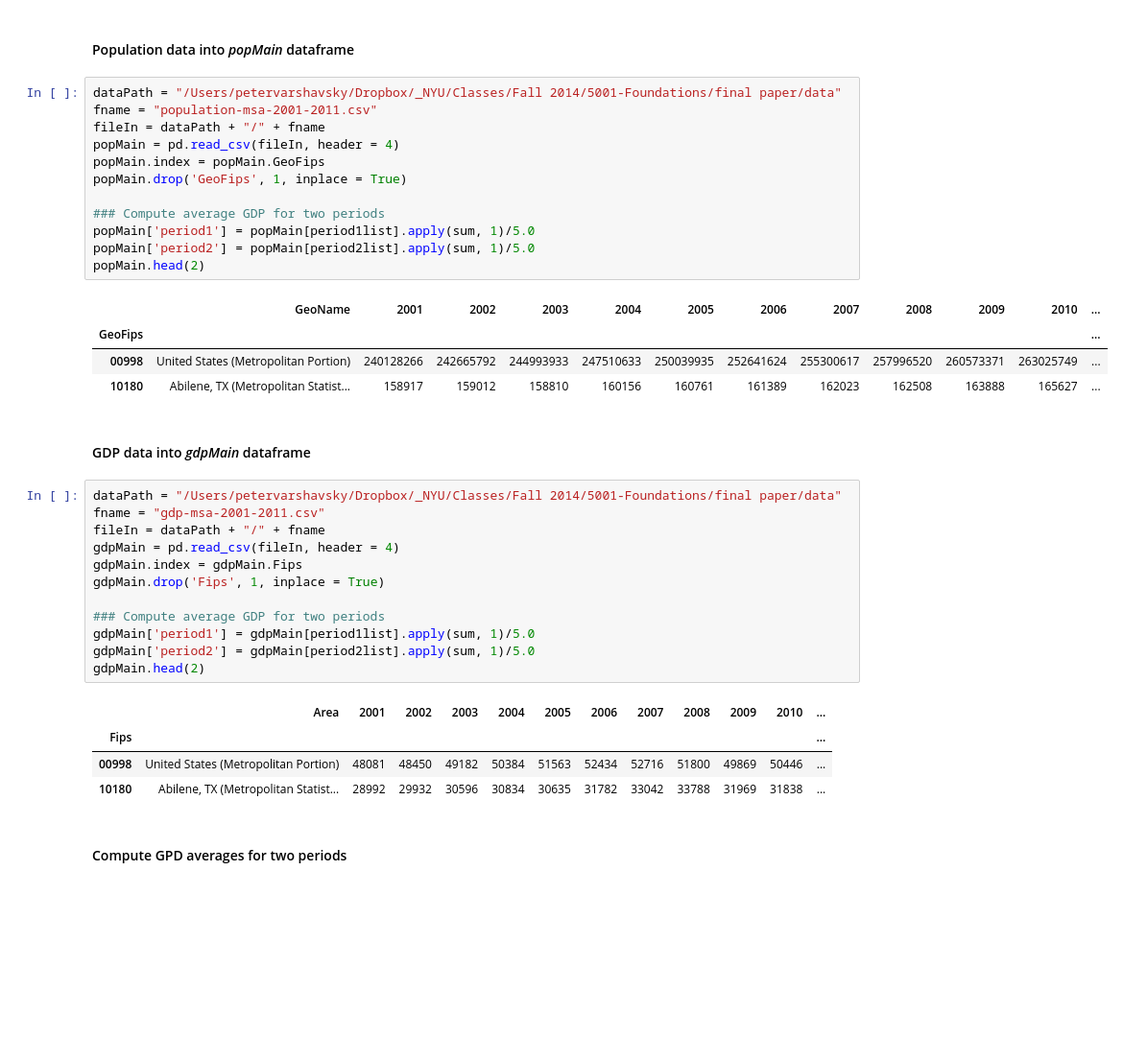
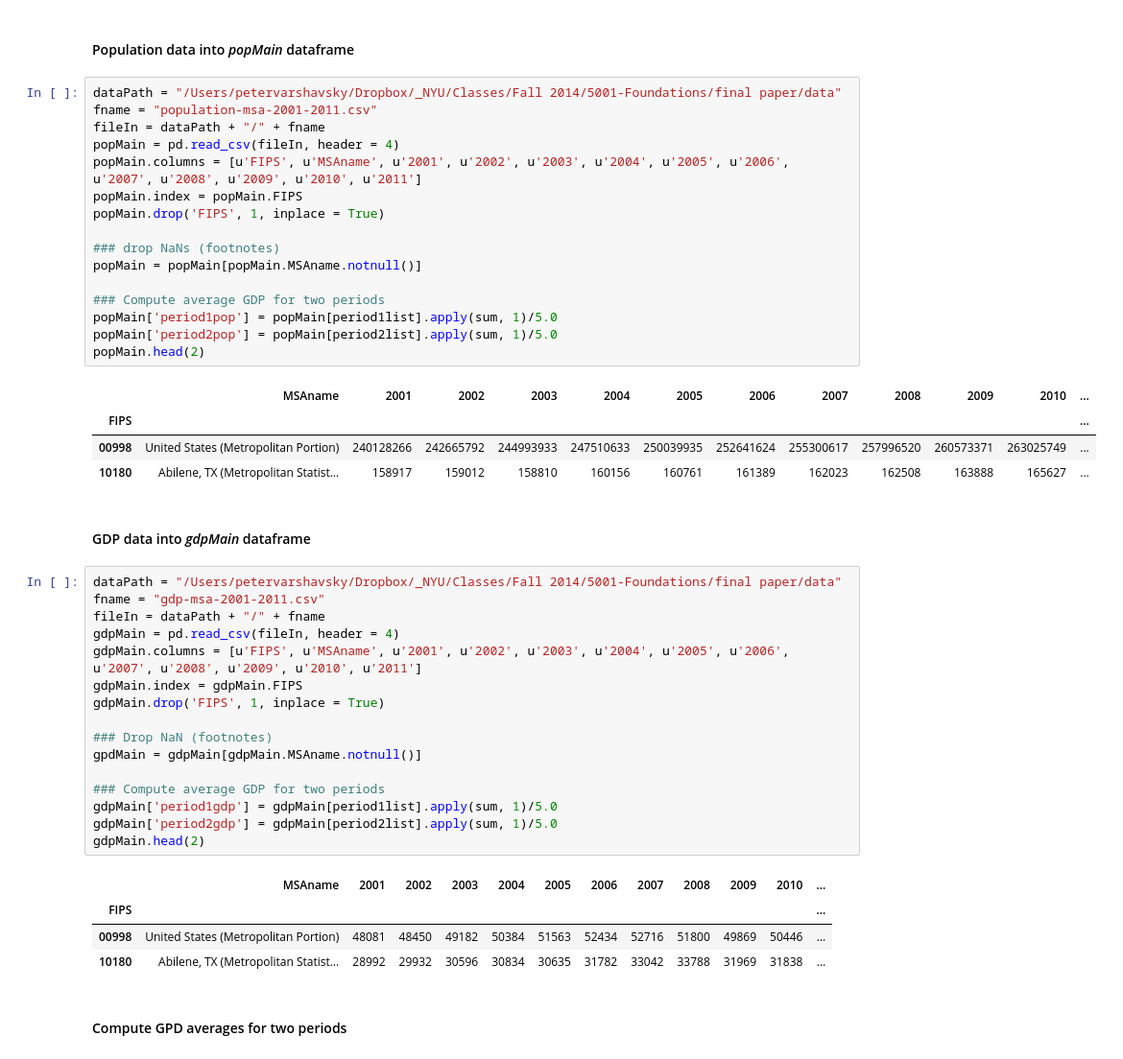
Before and after one commit to pvarsh/various-bits, a Jupyter notebook: foundations-final/final_assignment.ipynb, the cells around one changed output. Shown: that part at 96% size. Drawn from its saved outputs; the diff is of its cells as text; blank space fills up the shorter version.

```diff
--- a/foundations-final/final_assignment.ipynb
+++ b/foundations-final/final_assignment.ipynb
@@ -18,18 +21,22 @@ period2list = ['2007', '2008', '2009', '2010', '2011']
 # %%
 dataPath = "/Users/petervarshavsky/Dropbox/_NYU/Classes/Fall 2014/5001-Foundations/final paper/data"
 fname = "population-msa-2001-2011.csv"
 fileIn = dataPath + "/" + fname
 popMain = pd.read_csv(fileIn, header = 4)
-popMain.index = popMain.GeoFips
-popMain.drop('GeoFips', 1, inplace = True)
+popMain.columns = [u'FIPS', u'MSAname', u'2001', u'2002', u'2003', u'2004', u'2005', u'2006', u'2007', u'2008', u'2009', u'2010', u'2011']
+popMain.index = popMain.FIPS
+popMain.drop('FIPS', 1, inplace = True)
+
+### drop NaNs (footnotes)
+popMain = popMain[popMain.MSAname.notnull()]
 
 ### Compute average GDP for two periods
-popMain['period1'] = popMain[period1list].apply(sum, 1)/5.0
-popMain['period2'] = popMain[period2list].apply(sum, 1)/5.0
+popMain['period1pop'] = popMain[period1list].apply(sum, 1)/5.0
+popMain['period2pop'] = popMain[period2list].apply(sum, 1)/5.0
 popMain.head(2)
 # %% [output]
-|  | GeoName | 2001 | 2002 | 2003 | 2004 | 2005 | 2006 | 2007 | 2008 | 2009 | 2010 | ... |
-| GeoFips |  |  |  |  |  |  |  |  |  |  |  | ... |
+|  | MSAname | 2001 | 2002 | 2003 | 2004 | 2005 | 2006 | 2007 | 2008 | 2009 | 2010 | ... |
+| FIPS |  |  |  |  |  |  |  |  |  |  |  | ... |
 | 00998 | United States (Metropolitan Portion) | 240128266 | 242665792 | 244993933 | 247510633 | 250039935 | 252641624 | 255300617 | 257996520 | 260573371 | 263025749 | ... |
 | 10180 | Abilene, TX (Metropolitan Statist... | 158917 | 159012 | 158810 | 160156 | 160761 | 161389 | 162023 | 162508 | 163888 | 165627 | ... |
 # %% [markdown]
@@ -39,16 +46,20 @@ dataPath = "/Users/petervarshavsky/Dropbox/_NYU/Classes/Fall 2014/5001-Foundatio
 fname = "gdp-msa-2001-2011.csv"
 fileIn = dataPath + "/" + fname
 gdpMain = pd.read_csv(fileIn, header = 4)
-gdpMain.index = gdpMain.Fips
-gdpMain.drop('Fips', 1, inplace = True)
+gdpMain.columns = [u'FIPS', u'MSAname', u'2001', u'2002', u'2003', u'2004', u'2005', u'2006', u'2007', u'2008', u'2009', u'2010', u'2011']
+gdpMain.index = gdpMain.FIPS
+gdpMain.drop('FIPS', 1, inplace = True)
+
+### Drop NaN (footnotes)
+gpdMain = gdpMain[gdpMain.MSAname.notnull()]
 
 ### Compute average GDP for two periods
-gdpMain['period1'] = gdpMain[period1list].apply(sum, 1)/5.0
-gdpMain['period2'] = gdpMain[period2list].apply(sum, 1)/5.0
+gdpMain['period1gdp'] = gdpMain[period1list].apply(sum, 1)/5.0
+gdpMain['period2gdp'] = gdpMain[period2list].apply(sum, 1)/5.0
 gdpMain.head(2)
 # %% [output]
-|  | Area | 2001 | 2002 | 2003 | 2004 | 2005 | 2006 | 2007 | 2008 | 2009 | 2010 | ... |
-| Fips |  |  |  |  |  |  |  |  |  |  |  | ... |
+|  | MSAname | 2001 | 2002 | 2003 | 2004 | 2005 | 2006 | 2007 | 2008 | 2009 | 2010 | ... |
+| FIPS |  |  |  |  |  |  |  |  |  |  |  | ... |
 | 00998 | United States (Metropolitan Portion) | 48081 | 48450 | 49182 | 50384 | 51563 | 52434 | 52716 | 51800 | 49869 | 50446 | ... |
 | 10180 | Abilene, TX (Metropolitan Statist... | 28992 | 29932 | 30596 | 30834 | 30635 | 31782 | 33042 | 33788 | 31969 | 31838 | ... |
 # %% [markdown]
```
Also changed, not shown: parts of 7 cells of this notebook.
